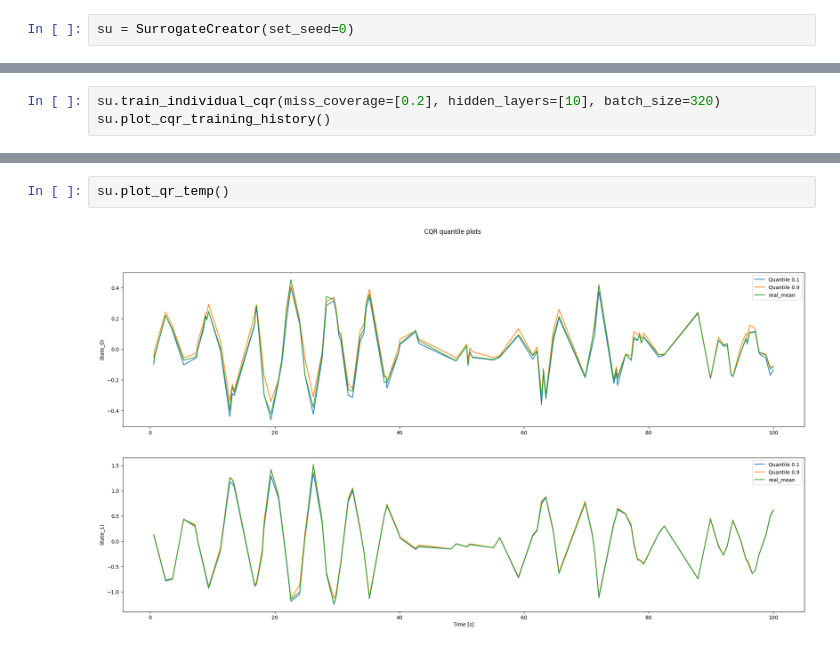
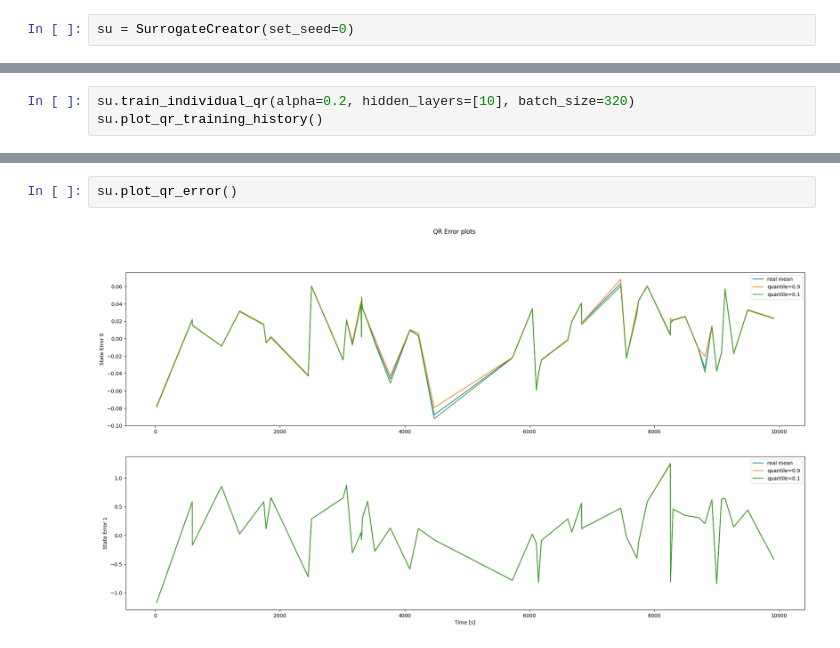
Before and after one commit to naskarsourjya/icb_mpc, a Jupyter notebook: main.ipynb, the cells around one changed output, grey strips where cells are left out. Saved outputs shown, nothing was run; the diff lists cells and outputs as text.

```diff
--- a/main.ipynb
+++ b/main.ipynb
@@ -27,4 +28,4 @@ su.plot_narx_training_history()
 # %%
-su.train_individual_cqr(miss_coverage=[0.2], hidden_layers=[10], batch_size=320)
-su.plot_cqr_training_history()
+su.train_individual_qr(alpha=0.2, hidden_layers=[10], batch_size=320)
+su.plot_qr_training_history()
 # %% [output]
@@ -32,4 +33,4 @@ su.plot_cqr_training_history()
 # %%
-su.plot_qr_temp()
+su.plot_qr_error()
 # %% [output]
-[figure, old version]
+[figure, new version]
```
Also changed, not shown: parts of 7 cells of this notebook, 7 other files.
